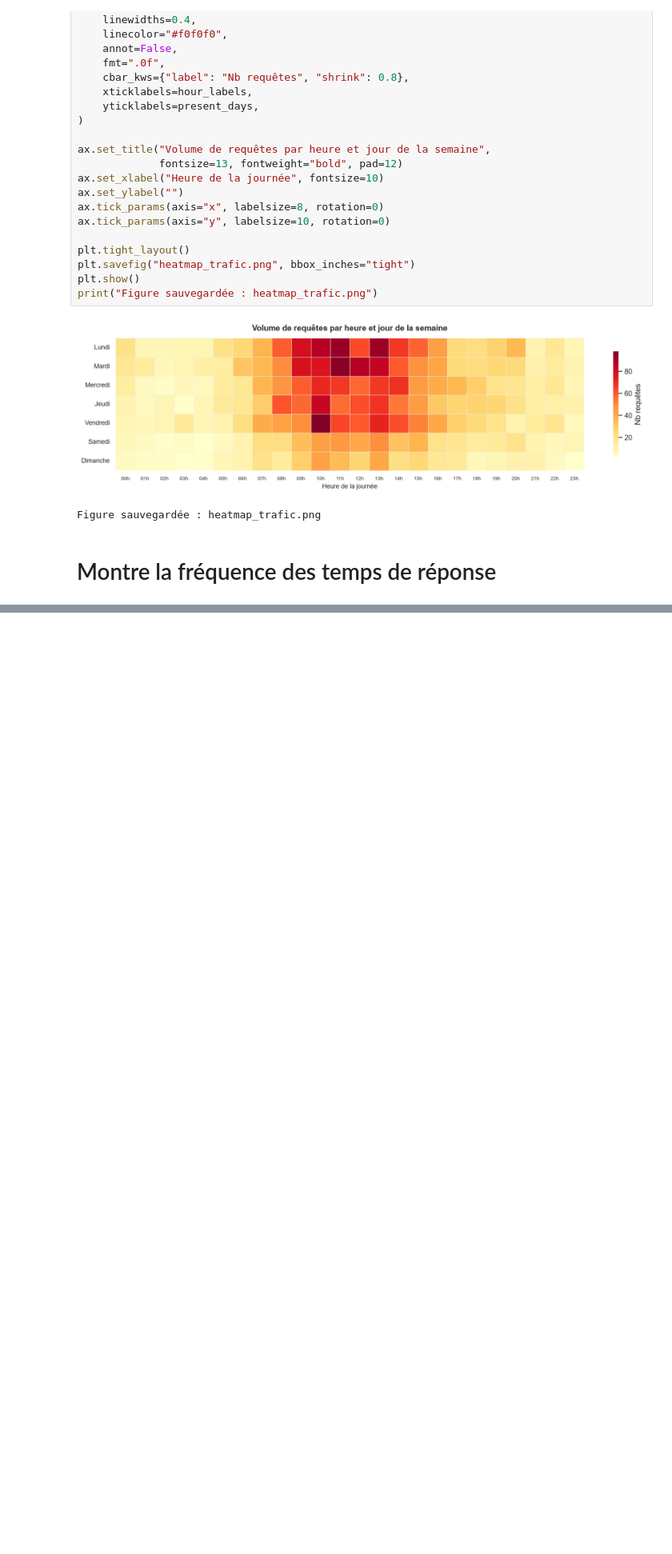
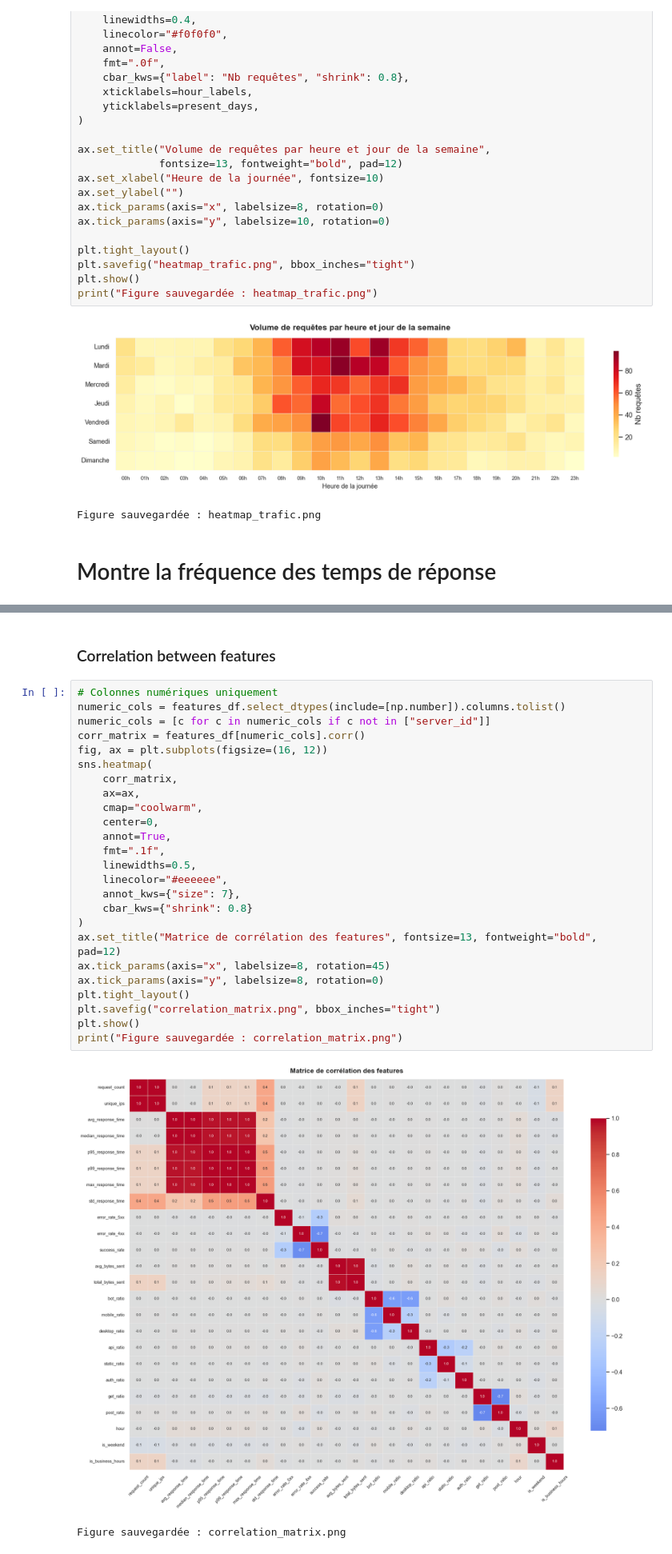
Before and after one commit to majda-soussia/Api-anomaly-detection, a Jupyter notebook: etl.ipynb, the cells around one changed output, grey strips where cells are left out. Shown at 80% size. Saved outputs shown, nothing was run; the diff lists cells and outputs as text; blank space fills up the shorter version.

```diff
--- a/etl.ipynb
+++ b/etl.ipynb
@@ -438,0 +569,30 @@ Figure sauvegardée : latency_histogram.png
+# %% [markdown]
+### Correlation between features
+# %%
+# Colonnes numériques uniquement
+numeric_cols = features_df.select_dtypes(include=[np.number]).columns.tolist()
+numeric_cols = [c for c in numeric_cols if c not in ["server_id"]]
+corr_matrix = features_df[numeric_cols].corr()
+fig, ax = plt.subplots(figsize=(16, 12))
+sns.heatmap(
+    corr_matrix,
+    ax=ax,
+    cmap="coolwarm",
+    center=0,
+    annot=True,
+    fmt=".1f",
+    linewidths=0.5,
+    linecolor="#eeeeee",
+    annot_kws={"size": 7},
+    cbar_kws={"shrink": 0.8}
+)
+ax.set_title("Matrice de corrélation des features", fontsize=13, fontweight="bold", pad=12)
+ax.tick_params(axis="x", labelsize=8, rotation=45)
+ax.tick_params(axis="y", labelsize=8, rotation=0)
+plt.tight_layout()
+plt.savefig("correlation_matrix.png", bbox_inches="tight")
+plt.show()
+print("Figure sauvegardée : correlation_matrix.png")
+# %% [output]
+[figure, added]
+Figure sauvegardée : correlation_matrix.png
```
Also changed, not shown: parts of 17 cells of this notebook, 10 other files.
